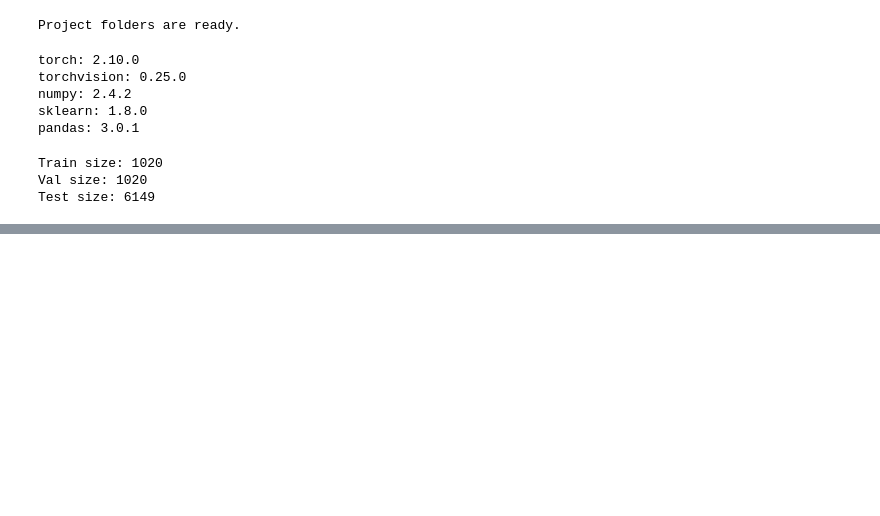
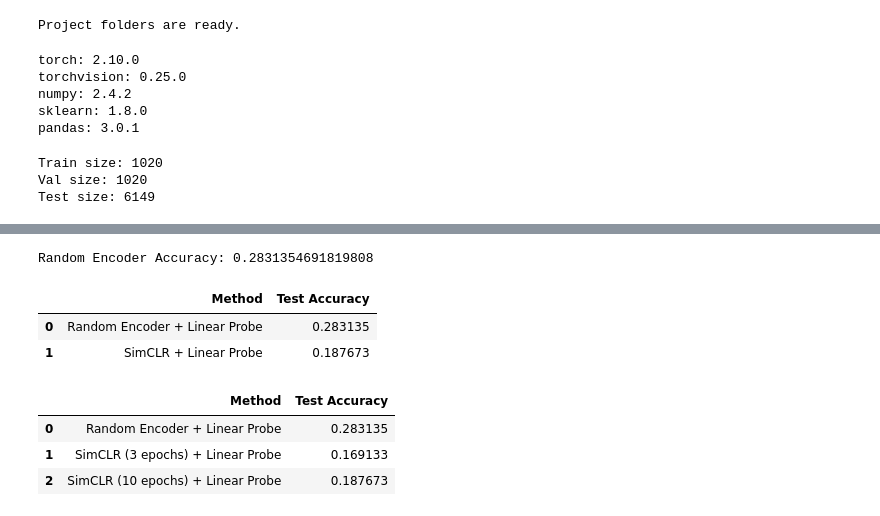
Before and after one commit to Yanbo314/Few-Shot-Representation-Learning, a Jupyter notebook: notebooks/main.ipynb, the cells around one changed output, grey strips where cells are left out. Saved outputs shown, nothing was run; the diff lists cells and outputs as text; code cells hidden in the pictures; blank space fills up the shorter version.

```diff
--- a/notebooks/main.ipynb
+++ b/notebooks/main.ipynb
@@ -181,0 +511,8 @@ print("Saved figure to ../figures/flowers102_samples.png")
+# %%
+random_encoder = models.resnet18(weights=None)
+random_encoder.fc = nn.Identity()
+random_encoder = random_encoder.to(device)
+# %%
+random_train_features, _ = extract_features(random_encoder, train_dataset)
+random_val_features, _ = extract_features(random_encoder, val_dataset)
+random_test_features, _ = extract_features(random_encoder, test_dataset)
@@ -181,0 +522,11 @@ print("Saved figure to ../figures/flowers102_samples.png")
+# %%
+rand_clf = LogisticRegression(max_iter=2000)
+
+rand_clf.fit(X_train_rand, y_train)
+rand_pred = rand_clf.predict(X_test_rand)
+
+rand_acc = accuracy_score(y_test, rand_pred)
+
+print("Random Encoder Accuracy:", rand_acc)
+# %% [output]
+Random Encoder Accuracy: 0.2831354691819808
@@ -181,0 +535,40 @@ print("Saved figure to ../figures/flowers102_samples.png")
+# %%
+results = pd.DataFrame({
+    "Method": [
+        "Random Encoder + Linear Probe",
+        "SimCLR + Linear Probe"
+    ],
+    "Test Accuracy": [
+        rand_acc,
+        linear_acc
+    ]
+})
+
+results
+# %% [output]
+|  | Method | Test Accuracy |
+| 0 | Random Encoder + Linear Probe | 0.283135 |
+| 1 | SimCLR + Linear Probe | 0.187673 |
+# %%
+import pandas as pd
+import matplotlib.pyplot as plt
+
+results = pd.DataFrame({
+    "Method": [
+        "Random Encoder + Linear Probe",
+        "SimCLR (3 epochs) + Linear Probe",
+        "SimCLR (10 epochs) + Linear Probe",
+    ],
+    "Test Accuracy": [
+        rand_acc,          # 你前面已经跑出来的 random baseline
+        0.16913319238900634,
+        linear_acc         # 你刚刚 10 epochs 跑出来的 accuracy
+    ]
+})
+
+results
+# %% [output]
+|  | Method | Test Accuracy |
+| 0 | Random Encoder + Linear Probe | 0.283135 |
+| 1 | SimCLR (3 epochs) + Linear Probe | 0.169133 |
+| 2 | SimCLR (10 epochs) + Linear Probe | 0.187673 |
```
Also changed, not shown: parts of 30 cells of this notebook, 1 other file.
